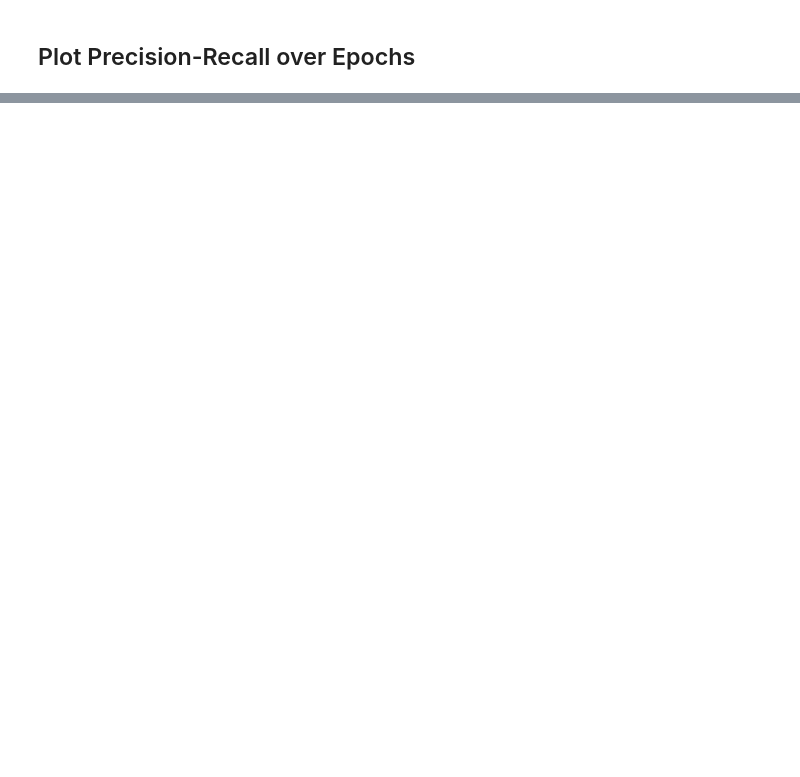
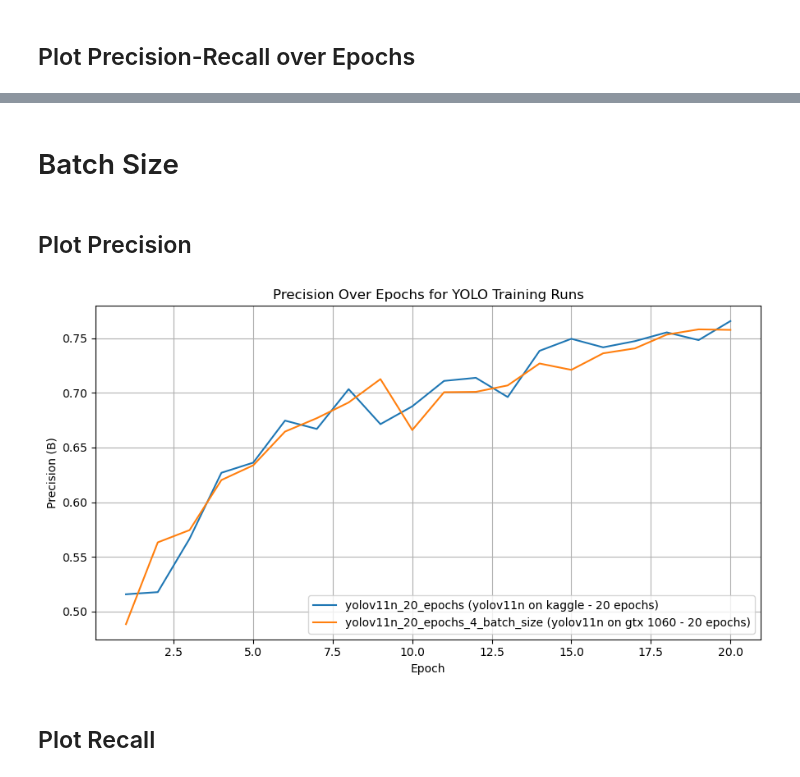
Before and after one commit to TheGoncaloSilva/yolo_pothole_detection, a Jupyter notebook: analyze_results.ipynb, the cells around one changed output, grey strips where cells are left out. Saved outputs shown, nothing was run; the diff lists cells and outputs as text; code cells hidden in the pictures; blank space fills up the shorter version.

```diff
--- a/analyze_results.ipynb
+++ b/analyze_results.ipynb
@@ -430,0 +437,45 @@ plt.show()
+# %% [markdown]
+# Batch Size
+# %% [markdown]
+## Plot Precision
+# %%
+# Filter out entries with a defined 'path'
+valid_entries = {key: val for key, val in trainingResults.items() if 'path' in val and os.path.exists(val['path'])}
+valid_entries = {key: val for key, val in valid_entries.items() if key in ["yolov11n_20_epochs", "yolov11n_20_epochs_4_batch_size"]}
+
+# Initialize a plot
+plt.figure(figsize=(9, 5))
+
+# Process each valid entry
+for key, details in valid_entries.items():
+    try:
+        # Read the CSV file
+        df = pd.read_csv(details['path'])
+
+        # Extract epoch and precision
+        epochs = df['epoch']
+        precision = df['metrics/precision(B)']
+
+        # Generate a label
+        label = f"{key} ({details['model']} on {details['platform']} - {details['epochs']} epochs)"
+
+        # Plot precision over epochs
+        plt.plot(epochs, precision, label=label)
+
+    except Exception as e:
+        print(f"Error processing {key}: {e}")
+
+# Customize the plot
+plt.title("Precision Over Epochs for YOLO Training Runs")
+plt.xlabel("Epoch")
+plt.ylabel("Precision (B)")
+plt.legend()
+plt.grid(True)
+plt.tight_layout()
+
+# Show the plot
+plt.show()
+# %% [output]
+[figure, added]
+# %% [markdown]
+## Plot Recall
```
Also changed, not shown: parts of 12 cells of this notebook, 56 other files.
